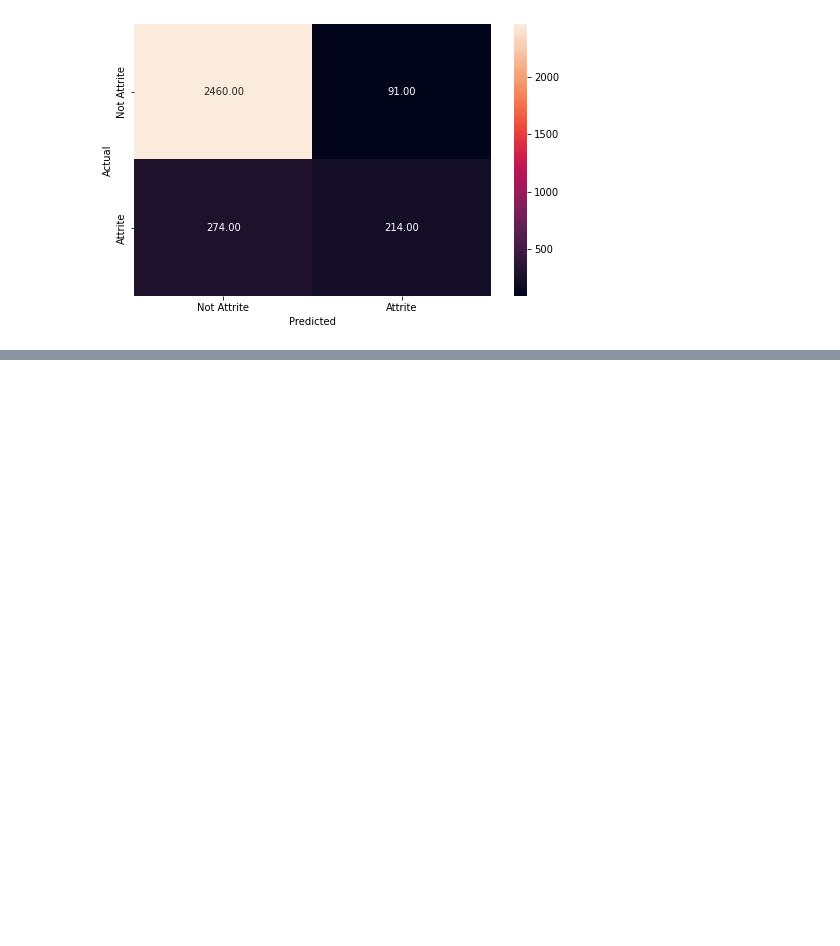
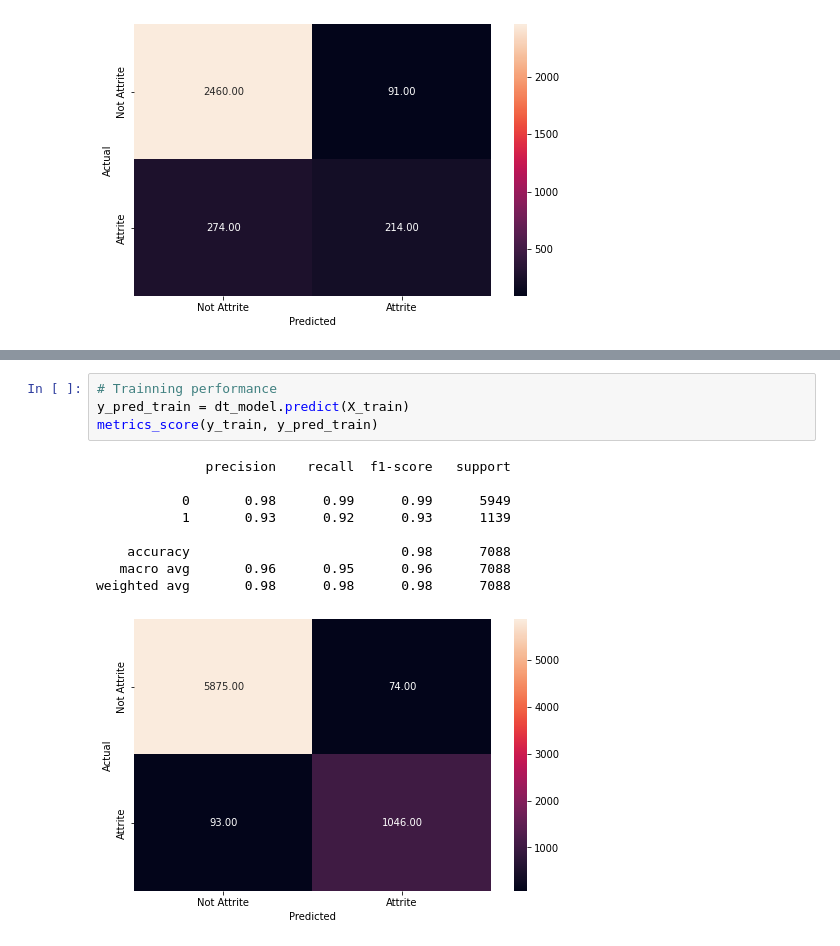
Before and after one commit to danielarruda1000/credit_card_churn_prediction, a Jupyter notebook: credit_card_churn.ipynb, the cells around one changed output, grey strips where cells are left out. Saved outputs shown, nothing was run; the diff lists cells and outputs as text; blank space fills up the shorter version.

```diff
--- a/credit_card_churn.ipynb
+++ b/credit_card_churn.ipynb
@@ -362,0 +447,14 @@ weighted avg       0.87      0.88      0.87      3039
+# %%
+# Trainning performance
+y_pred_train = dt_model.predict(X_train)
+metrics_score(y_train, y_pred_train)
+# %% [output]
+              precision    recall  f1-score   support
+
+           0       0.98      0.99      0.99      5949
+           1       0.93      0.92      0.93      1139
+
+    accuracy                           0.98      7088
+   macro avg       0.96      0.95      0.96      7088
+weighted avg       0.98      0.98      0.98      7088
+[figure, added]
```
Also changed, not shown: parts of 18 cells of this notebook.
